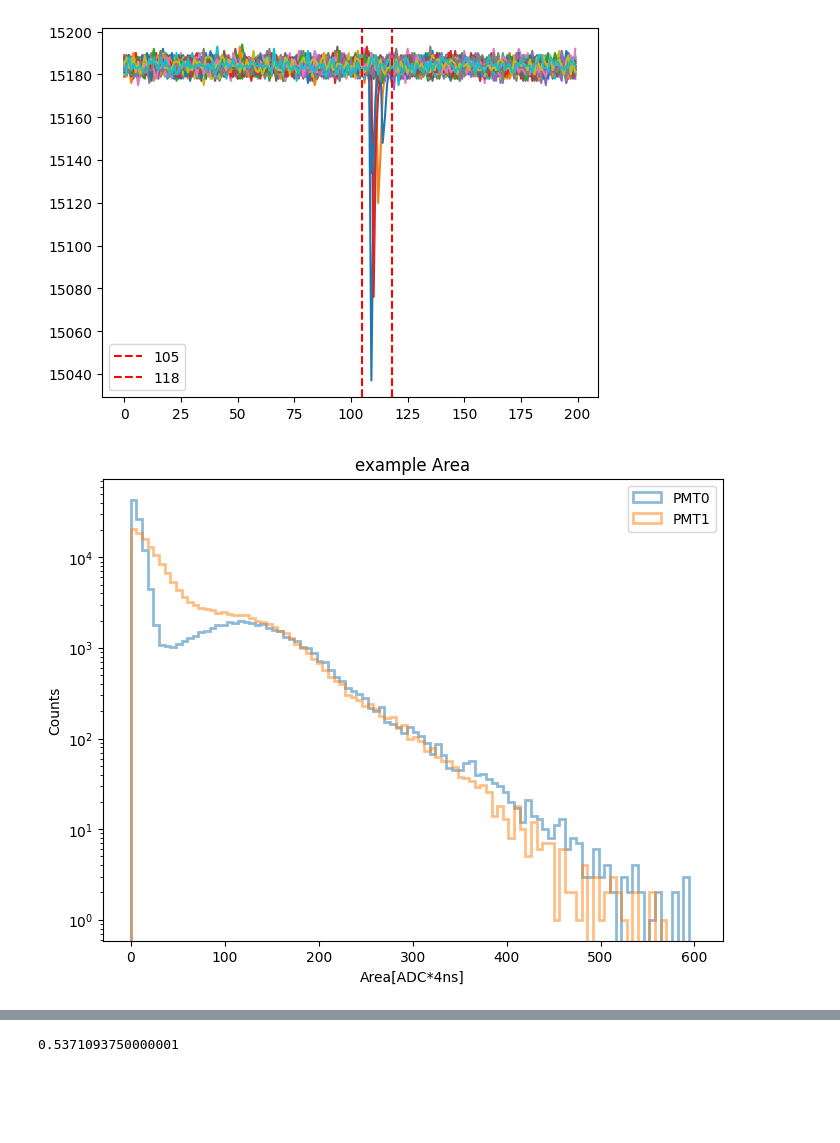
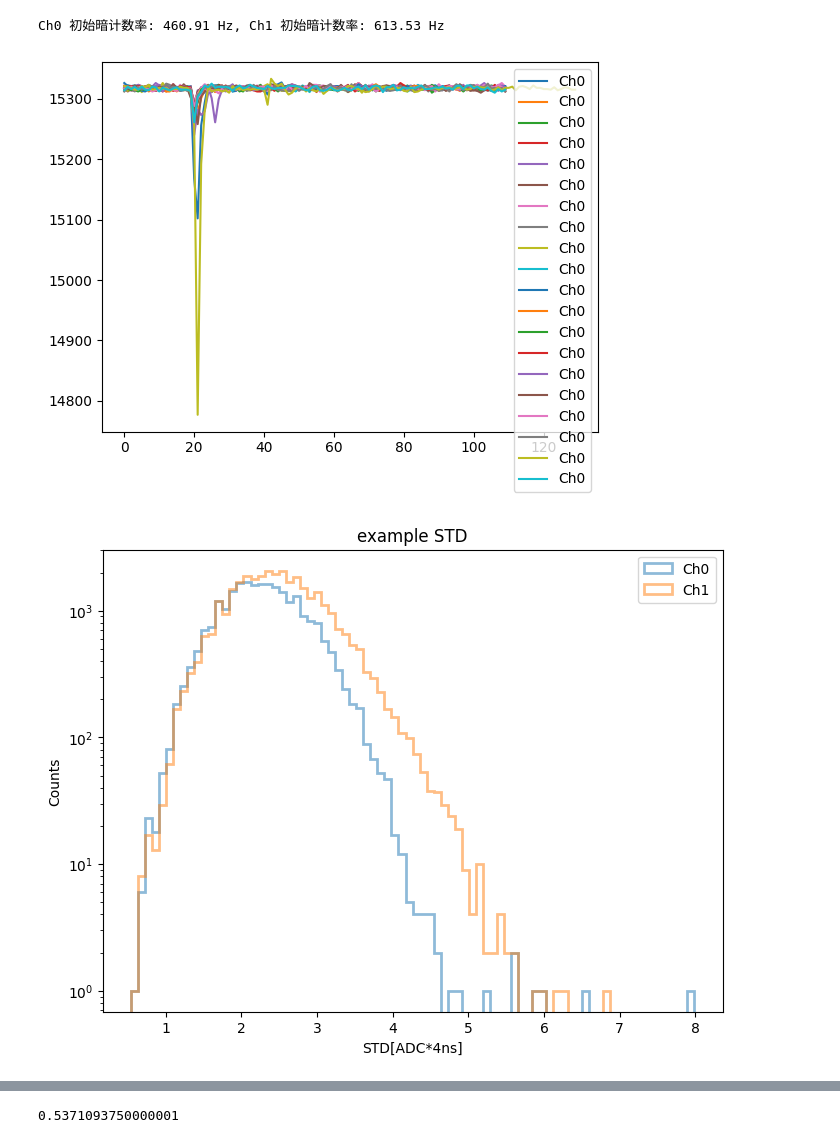
Before and after one commit to Westlake-University-Lsc-lab/ProcessLocalData, a Jupyter notebook: PMTcalibration.ipynb, the cells around one changed output, grey strips where cells are left out. Saved outputs shown, nothing was run; the diff lists cells and outputs as text; code cells hidden in the pictures; blank space fills up the shorter version.

```diff
--- a/PMTcalibration.ipynb
+++ b/PMTcalibration.ipynb
@@ -29,34 +150,51 @@ outnpy/r8520_4pmt_tpc_led_20250617_run1_raw_b0_seg0.h5py
+# %%
+df = add_asy(df.copy().sort_values('TTT').reset_index(drop=True))
+#计算ASY并添加到DataFrame中
+
+rate_0 = calc_dark_rate(df[df.Ch == 0])
+rate_1 = calc_dark_rate(df[df.Ch == 1])
+print(f"Ch0 初始暗计数率: {rate_0:.2f} Hz, Ch1 初始暗计数率: {rate_1:.2f} Hz")
+#计算通道14和15的暗计数率，并输出结果
+# %% [output]
+Ch0 初始暗计数率: 460.91 Hz, Ch1 初始暗计数率: 613.53 Hz
 # %%
 #波形
-lowerbound = 105
-upperbound = 118
-for i in range(50):
-    plt.plot(df[df.Ch == 0]["Wave"].values[i][0:1000])
-plt.axvline(lowerbound, color='red', linestyle='--', label=f'{lowerbound}')
-plt.axvline(upperbound, color='red', linestyle='--', label=f'{upperbound}')
+lowerbound = 108
+upperbound = 120
+for i in range(20):
+    plt.plot(df[df.Ch == 0]["Wave"].values[i][0:400],label=f'Ch{0}')
+# plt.axvline(lowerbound, color='red', linestyle='--', label=f'{lowerbound}')
+# plt.axvline(upperbound, color='red', linestyle='--', label=f'{upperbound}')
 plt.legend()
 plt.show()
 #然后我们可以根据事件序号看对应的波形,因为外触发模式下积分的时间窗口是不定的，可能需要手动修改
 # bin2h5df_selftrigrun.py 代码中的process_batch函数中的area部分
 #在正确地修改好积分时间窗口后，需要重新运行bin2h5df_selftrigrun.py来得到正确的峰面积。
 # %% [output]
-[figure, old version]
+[figure, new version]
 # %%
-#这里可以看峰高，峰面积等的统计分布
+#这里可以看不同通道峰高，峰面积等的属性统计分布
 channels = [0,1]
-attribute = 'Area'
+attribute = 'STD'  # 'Hight', 'Area', 'STD', 'WLen', 'Asy', 'Baseline'
+
 plt.figure(figsize=(8, 6))
+all_data = np.concatenate([df[df.Ch == ch][attribute].values for ch in channels])
+x_min = all_data.min()
+x_max = all_data.max()#自适应x轴范围
+
 for ch in channels:
     df_ch = df[df.Ch == ch]
-    plt.hist(df_ch[f'{attribute}'], bins=100, range=(0,600), alpha=0.5, label=f'Ch{ch}',histtype='step', lw=2)
+    plt.hist(df_ch[f'{attribute}'], bins=80, range=(x_min,x_max), alpha=0.5, label=f'Ch{ch}',histtype='step', lw=2)
 plt.xlabel(f'{attribute}[ADC*4ns]')
 plt.ylabel('Counts')
 plt.yscale('log')
-plt.legend('PMT0 PMT1 PMT2 PMT3'.split())
+plt.legend('Ch0 Ch1'.split())
 plt.title(f'example {attribute}')
+# plt.axvline(lowerbound, color='red', linestyle='--', label=f'{lowerbound}')
+# plt.axvline(upperbound, color='red', linestyle='--', label=f'{upperbound}')
 plt.show()
 # %% [output]
-[figure, old version]
+[figure, new version]
 # %%
 #多高斯拟合
 from lmfit import Model, Parameters
```
Also changed, not shown: parts of 24 cells of this notebook, 8 other files.
